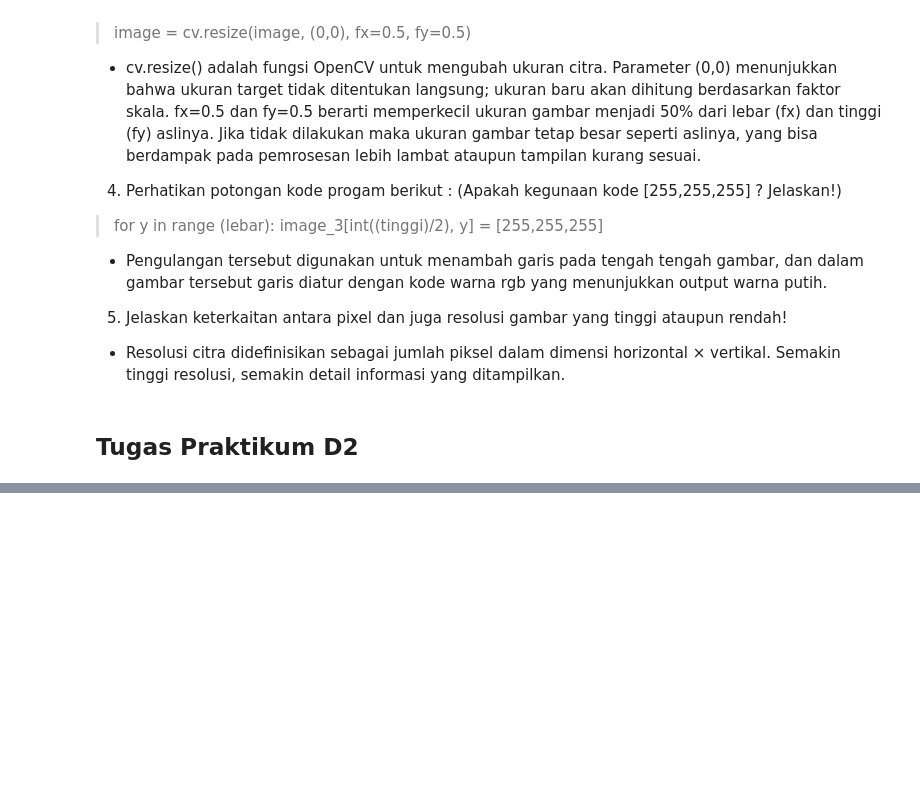
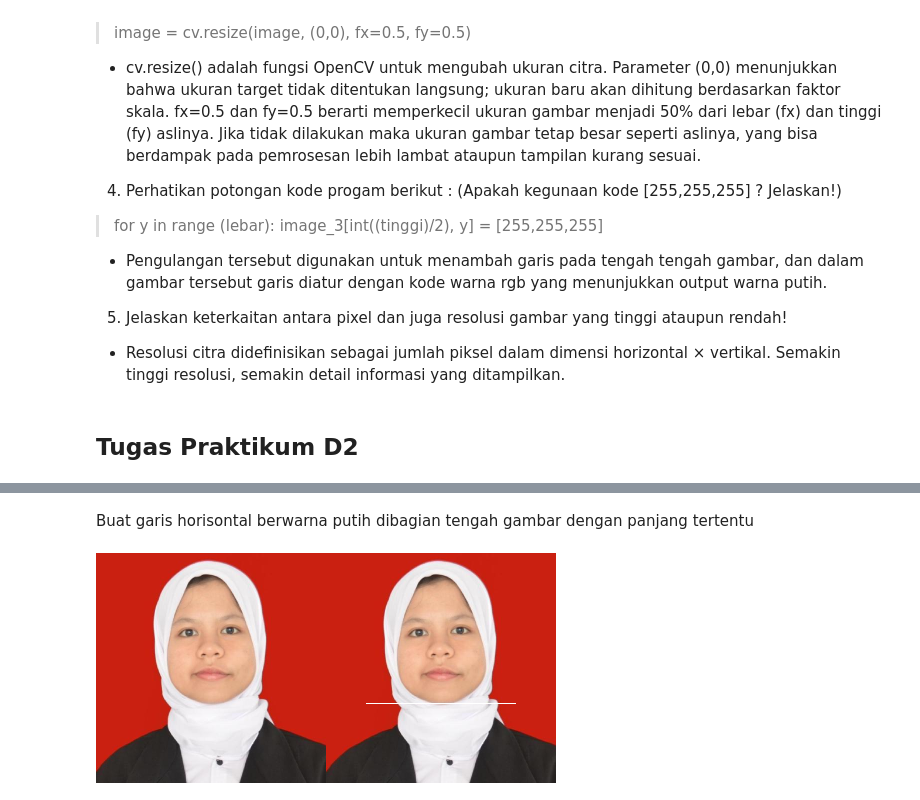
Before and after one commit to sukinnamz/PCVK25_3F_16, a Jupyter notebook: Week1_16.ipynb, the cells around one changed output, grey strips where cells are left out. Cells and saved outputs as stored; diff of their text form; code cells hidden in the pictures; blank space fills up the shorter version.

```diff
--- a/Week1_16.ipynb
+++ b/Week1_16.ipynb
@@ -88,0 +113,17 @@ Semakin tinggi resolusi, semakin detail informasi yang ditampilkan.
+# %% [markdown]
+Buat garis horisontal berwarna putih dibagian tengah gambar dengan panjang tertentu
+# %%
+image_6 = cv.cvtColor(image, cv.COLOR_BGR2RGB)
+
+panjang_garis = 150
+
+start_x = int((lebar - panjang_garis) / 2)
+end_x = start_x + panjang_garis
+
+for y in range(start_x, end_x):
+    image_6[int((tinggi / 2)+35), y] = [255, 255, 255]
+
+final_frame = cv.hconcat((image_2, image_6))
+cv2_imshow(final_frame)
+# %% [output]
+[figure, added]
```
Also changed, not shown: parts of 5 cells of this notebook.
